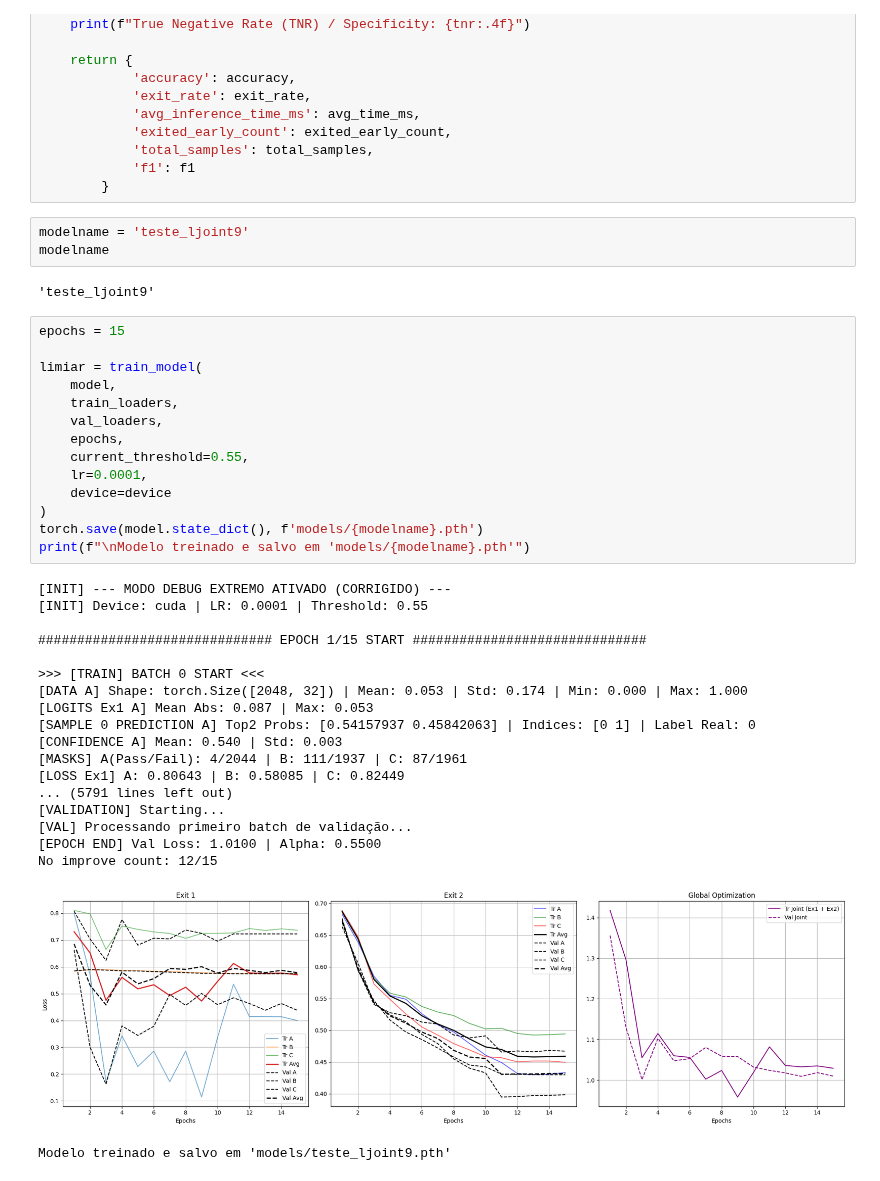
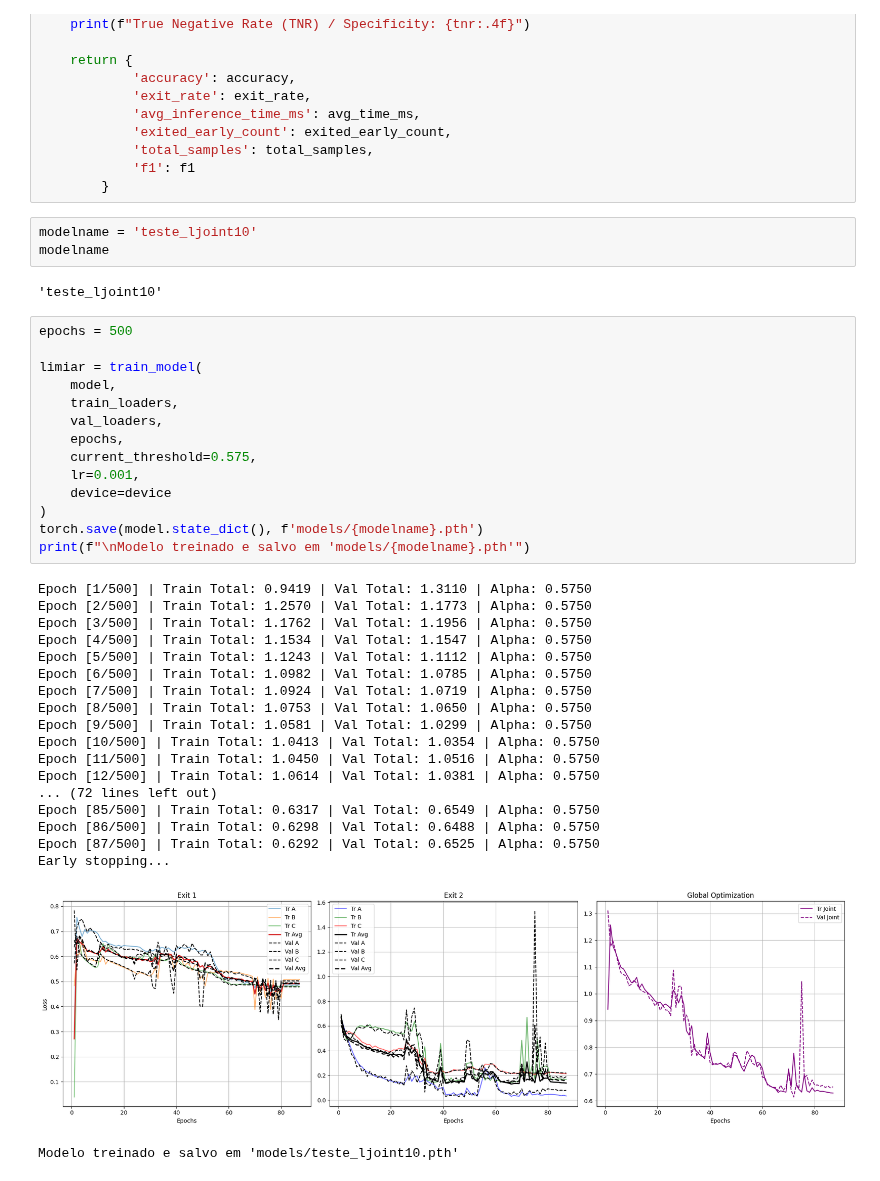
Before and after one commit to LucasSotomaiorAPereira/pibic-25-26, a Jupyter notebook: versao_artigo/main-Copy1.ipynb, the cells around one changed output. Drawn from its saved outputs; the diff is of its cells as text.

Commit message:
testes

```diff
--- a/versao_artigo/main-Copy1.ipynb
+++ b/versao_artigo/main-Copy1.ipynb
@@ -611,44 +457,44 @@ def evaluate_model(model, loader, confidence_threshold, device):
             'f1': f1
         }
 # %%
-modelname = 'teste_ljoint9'
+modelname = 'teste_ljoint10'
 modelname
 # %% [output]
-'teste_ljoint9'
+'teste_ljoint10'
 # %%
-epochs = 15
+epochs = 500
 
 limiar = train_model(
     model,
     train_loaders,
     val_loaders,
     epochs,
-    current_threshold=0.55,
-    lr=0.0001,
+    current_threshold=0.575,
+    lr=0.001,
     device=device
 )
 torch.save(model.state_dict(), f'models/{modelname}.pth')
 print(f"\nModelo treinado e salvo em 'models/{modelname}.pth'")
 # %% [output]
-[INIT] --- MODO DEBUG EXTREMO ATIVADO (CORRIGIDO) ---
-[INIT] Device: cuda | LR: 0.0001 | Threshold: 0.55
-
-############################## EPOCH 1/15 START ##############################
-
->>> [TRAIN] BATCH 0 START <<<
-[DATA A] Shape: torch.Size([2048, 32]) | Mean: 0.053 | Std: 0.174 | Min: 0.000 | Max: 1.000
-[LOGITS Ex1 A] Mean Abs: 0.087 | Max: 0.053
-[SAMPLE 0 PREDICTION A] Top2 Probs: [0.54157937 0.45842063] | Indices: [0 1] | Label Real: 0
-[CONFIDENCE A] Mean: 0.540 | Std: 0.003
-[MASKS] A(Pass/Fail): 4/2044 | B: 111/1937 | C: 87/1961
-[LOSS Ex1] A: 0.80643 | B: 0.58085 | C: 0.82449
-... (5791 lines left out)
-[VALIDATION] Starting...
-[VAL] Processando primeiro batch de validação...
-[EPOCH END] Val Loss: 1.0100 | Alpha: 0.5500
-No improve count: 12/15
+Epoch [1/500] | Train Total: 0.9419 | Val Total: 1.3110 | Alpha: 0.5750
+Epoch [2/500] | Train Total: 1.2570 | Val Total: 1.1773 | Alpha: 0.5750
+Epoch [3/500] | Train Total: 1.1762 | Val Total: 1.1956 | Alpha: 0.5750
+Epoch [4/500] | Train Total: 1.1534 | Val Total: 1.1547 | Alpha: 0.5750
+Epoch [5/500] | Train Total: 1.1243 | Val Total: 1.1112 | Alpha: 0.5750
+Epoch [6/500] | Train Total: 1.0982 | Val Total: 1.0785 | Alpha: 0.5750
+Epoch [7/500] | Train Total: 1.0924 | Val Total: 1.0719 | Alpha: 0.5750
+Epoch [8/500] | Train Total: 1.0753 | Val Total: 1.0650 | Alpha: 0.5750
+Epoch [9/500] | Train Total: 1.0581 | Val Total: 1.0299 | Alpha: 0.5750
+Epoch [10/500] | Train Total: 1.0413 | Val Total: 1.0354 | Alpha: 0.5750
+Epoch [11/500] | Train Total: 1.0450 | Val Total: 1.0516 | Alpha: 0.5750
+Epoch [12/500] | Train Total: 1.0614 | Val Total: 1.0381 | Alpha: 0.5750
+... (72 lines left out)
+Epoch [85/500] | Train Total: 0.6317 | Val Total: 0.6549 | Alpha: 0.5750
+Epoch [86/500] | Train Total: 0.6298 | Val Total: 0.6488 | Alpha: 0.5750
+Epoch [87/500] | Train Total: 0.6292 | Val Total: 0.6525 | Alpha: 0.5750
+Early stopping...
-[figure, old version]
+[figure, new version]
-Modelo treinado e salvo em 'models/teste_ljoint9.pth'
+Modelo treinado e salvo em 'models/teste_ljoint10.pth'
 # %%
 model.load_state_dict(torch.load(f'models/{modelname}.pth'))
 print(f"Modelo 'models/{modelname}.pth' carregado\n")
```
Also changed, not shown: parts of 2 cells of this notebook, 20 other files.
